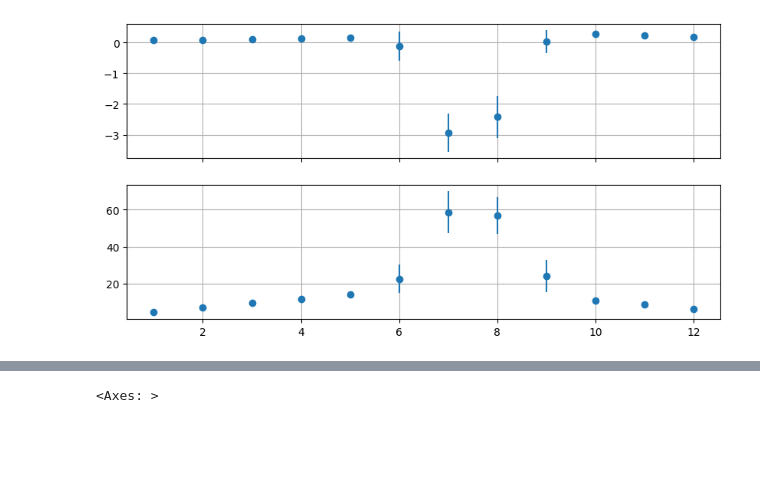
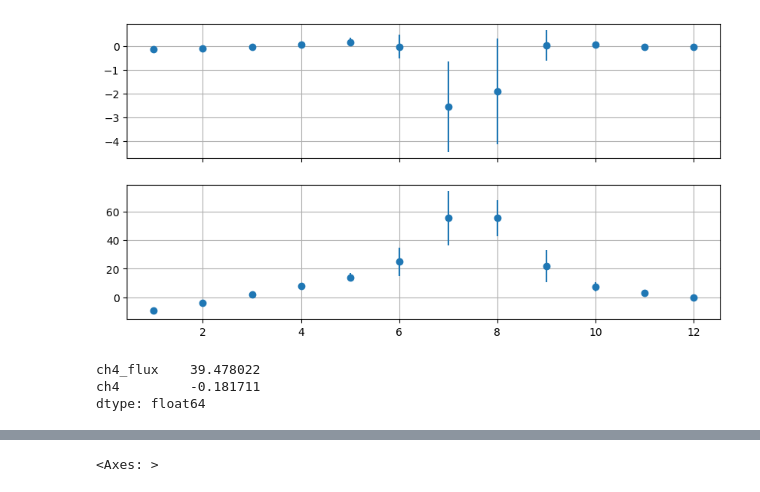
Before and after one commit to CANFLUX/pyFluxPipeline, a Jupyter notebook: .hidden/RDEC_quick_and_dirty.ipynb, the cells around one changed output, grey strips where cells are left out. Saved outputs shown, nothing was run; the diff lists cells and outputs as text; code cells hidden in the pictures; blank space fills up the shorter version.

```diff
--- a/.hidden/RDEC_quick_and_dirty.ipynb
+++ b/.hidden/RDEC_quick_and_dirty.ipynb
@@ -22,6 +20,7 @@ import numpy as np
 import pandas as pd
 import statsmodels.api as sm
 import matplotlib.pyplot as plt
+
 
 def sp(x=1,y=1,kwargs={}):
     return(plt.subplots(x,y,**kwargs))
@@ -83,6 +82,7 @@ def quick_filter(
             for c in ['co2_flux','ch4_flux','LE','H']:
                 df.loc[((df.index.month == m) & (df[c]>df.loc[df.index.month==m,c].quantile(.99))),c]=np.nan
                 df.loc[((df.index.month == m) & (df[c]<df.loc[df.index.month==m,c].quantile(.01))),c]=np.nan
+    df.index = df.index.tz_localize('UTC')
     return(df)
 # %%
 filename = r"D:\data-dump\SCL\corrected\recalc\eddypro_corrected_v4_full_output_2026-06-14T195313_exp.csv"
@@ -141,10 +152,23 @@ df['DOY'] = df.index.dayofyear
 df['HR'] = df.index.hour
 df['Month'] = df.index.month
 df['Year'] = df.index.year
-x = ['DOY']#,'HR']
+# df['GS'] = 0
+# df.loc[df.index.month == 7,'GS']=1
+# df.loc[df.index.month == 8,'GS']=1
+# df.loc[df.index.month == 6,'GS']=1
+x = ['DOY','SW_IN_max']
+# X = ['Solar_elevation','SW_IN_max','Solar_time','DOY']
+
 bfx = 5
-for c in ['co2_flux','ch4_flux']:
-    df.loc[(df.index.dayofyear<=0+bfx)|(df.index.dayofyear>=366-bfx),c] = df.loc[df.index.month==4,c].median()
+
+for DOYxz in [350,365,15,30,45,60,75]:
+    df.loc[df.index.dayofyear==DOYxz,'co2_flux'] = df.loc[(df.index.month==4),'co2_flux'].median()*np.random.rand(len(df.loc[df.index.dayofyear==DOYxz,'co2_flux']))*1e-4
+    df.loc[df.index.dayofyear==DOYxz,'ch4_flux'] = df.loc[(df.index.month==4),'ch4_flux'].quantile(.5)*np.random.rand(len(df.loc[df.index.dayofyear==DOYxz,'co2_flux']))*1e-4
+    # print(df.loc[(df.index.month==4),'ch4_flux'].quantile(.5))
+
+# for c in ['ch4_flux']:
+#     df.loc[(df.index.dayofyear<=0+bfx)|(df.index.dayofyear>=366-bfx),c] = df.loc[((df.index.month==4)|(df.index.month==11)),c].median()
+
 for y in ['co2_flux','ch4_flux']:
     print(y)
     T = df[[y]+x].dropna()
@@ -192,12 +216,20 @@ ax[0].errorbar(dfx.index,dfx[('mlp_co2_flux','mean')],yerr=dfx[('mlp_co2_flux','
 ax[1].errorbar(dfx.index,dfx[('mlp_ch4_flux','mean')],yerr=dfx[('mlp_ch4_flux','std')],label='MLP',fmt='o')
 ax[0].grid(True)
 ax[1].grid(True)
-mx = df[['co2_flux','ch4_flux']].fillna(df[['mlp_co2_flux','mlp_ch4_flux']]).agg(['mean','std','count']).T
-mx['CI'] = 1.96*mx['std']/np.sqrt(mx['count'])
-mx = mx[['mean','CI']].T
-mx['co2_flux'] *= 44.01*1e-6*3600*24*365#*1e3/3600
-mx['ch4_flux'] *= 16.04*1e-9*3600*24*365#*81#*1e3/3600
+# mx = df[['co2_flux','ch4_flux']].fillna((df[['mlp_co2_flux','mlp_ch4_flux']]+df[['rf_co2_flux','rf_ch4_flux']])/2).agg(['mean','std','count']).T
 
+df['co2'] = df['co2_flux'].fillna(df[['rf_co2_flux','mlp_co2_flux']].mean(axis=1))* 44.01*1e-6*3600*24*356#*1e3/3600
+df['ch4'] = df['co2_flux'].fillna(df[['rf_ch4_flux','mlp_ch4_flux']].mean(axis=1))* 16.04*1e-9*3600*24*356#*1e3/3600
+mo = [i for i in range(1,13)]
+# mo = [4,5,6,7,8,9,10,11]
+mx = df.loc[df.index.month.isin(mo),['co2','ch4']].agg(['mean','std','count'])
+mx = mx.T
+mx['CI'] = 1.96*mx['std']/np.sqrt(df[['ch4_flux','co2_flux']].count().mean())
+mx = mx.T
+# mx = mx[['mean','CI']].T
+# mx['co2'] *= 44.01*1e-6*3600*24*365#*1e3/3600
+# mx['ch4'] *= 16.04*1e-9*3600*24*365*83#*1e3/3600
 mx
-dfx
+# mx[['co2_flux','ch4_flux']].sum(axis=1)
+# dfx
 # %% [output]
@@ -218 +241,7 @@ dfx
-[figure, old version]
+[figure, new version]
+# %%
+df[['ch4_flux','ch4']].mean()
+# %% [output]
+ch4_flux    39.478022
+ch4         -0.181711
+dtype: float64
```
Also changed, not shown: parts of 11 cells of this notebook.
